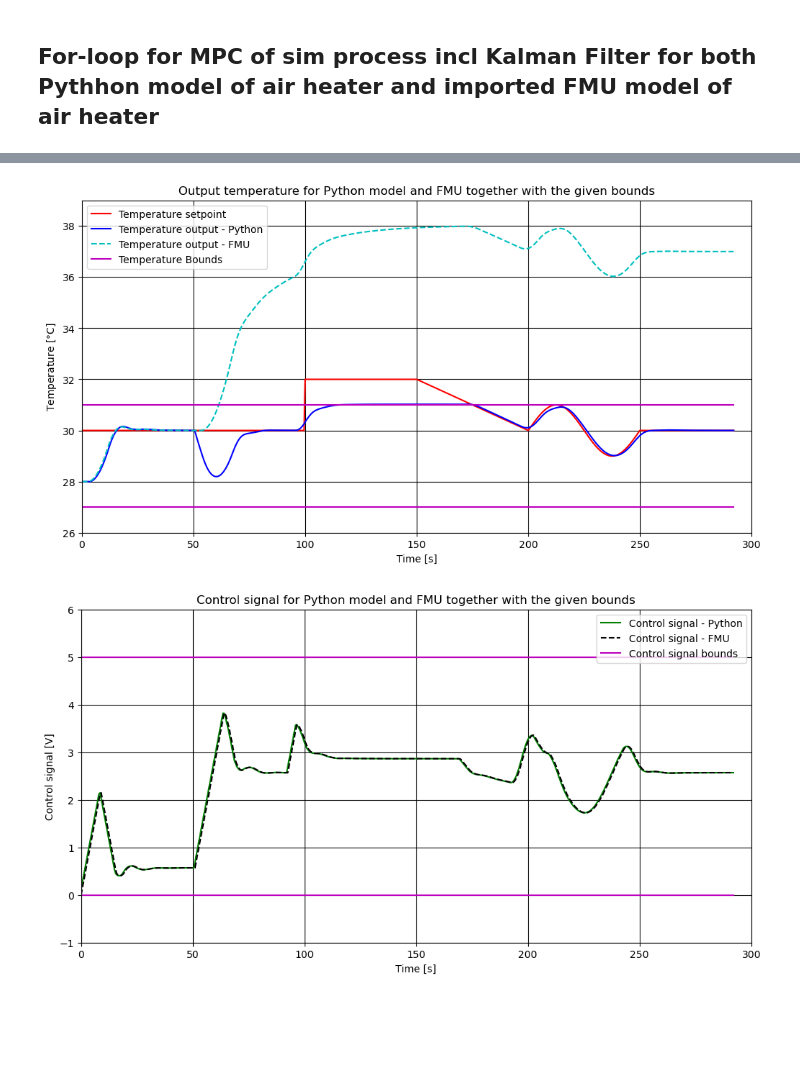
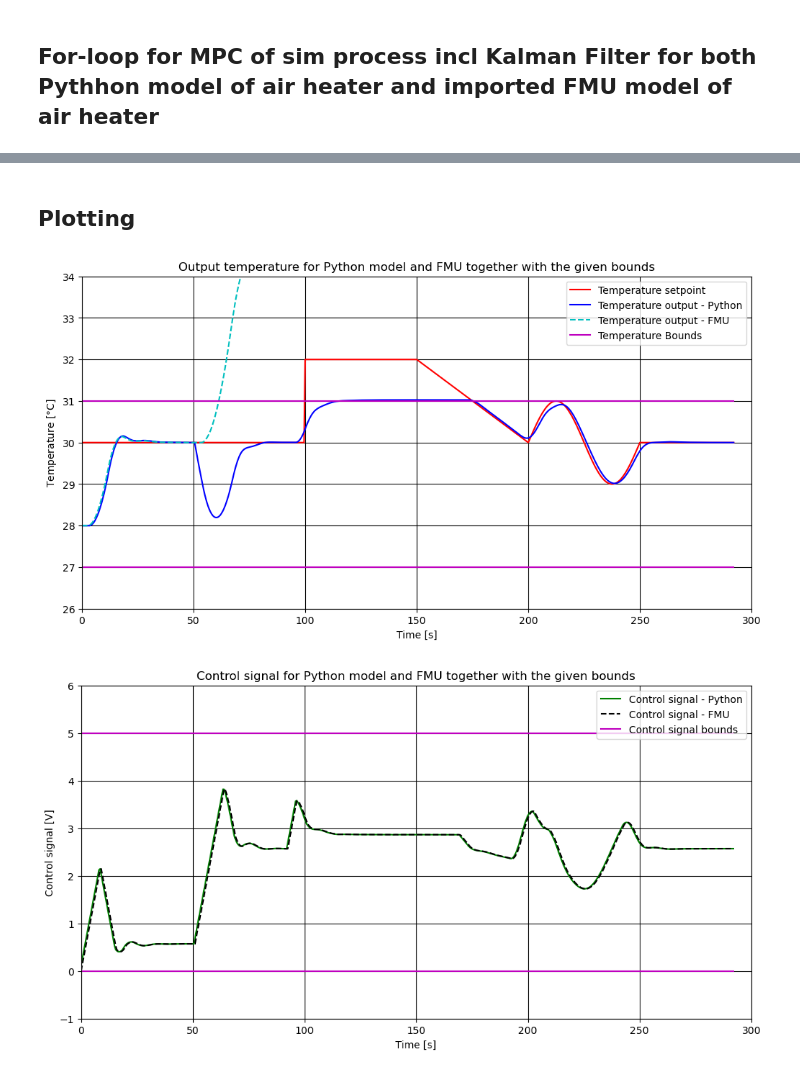
Before and after one commit to cmbNor/Advanced-Control-Implementation-with-Modelica, a Jupyter notebook: PythonSourceCode/AirHeaterFMUwithMPC/AirHeaterMPC.ipynb, the cells around one changed output, grey strips where cells are left out. Saved outputs shown, nothing was run; the diff lists cells and outputs as text; code cells hidden in the pictures; blank space fills up the shorter version.

```diff
--- a/PythonSourceCode/AirHeaterFMUwithMPC/AirHeaterMPC.ipynb
+++ b/PythonSourceCode/AirHeaterFMUwithMPC/AirHeaterMPC.ipynb
@@ -461,15 +402,14 @@ result = np.array(rows, dtype=np.dtype([('time', np.float64), ('inputs', np.floa
 # %%
-
-#tic = time.time()  # Starting timer of simulation execution
-for k in range(0, (N_sim-num_predictions)):
+for k in tqdm(range(0, (N_sim-num_predictions))):
 
     # Timestep
     t_k = t[k]
     t_plot_array[k] = t_k
-    print('t = ', t_k)
+    #print('t = ', t_k)
 
 # ----------------------- FMU MODS -----------------------
 
+    # Simulate the FMU model one step forward in time based on the general sampling time for the simulation
     fmu.doStep(currentCommunicationPoint=t_k, communicationStepSize=sampling_time)
 
     # get the values for 'inputs' and 'outputs' from the FMU
@@ -514,9 +454,6 @@ for k in range(0, (N_sim-num_predictions)):
                         *((ambient_temperature - T_est_corr_k)
                           + heat_transfer_coefficient*(u_delayed_k + d_est_corr_k)))
     dd_est_corr_dt_k = 0
-
-    # dx_est_corr_dt_k = np.matrix([dT_est_corr_dt_k,
-    #                               dd_est_corr_dt_k]).T
 
     # x_est_pred_kp1 = x_est_corr_k + sampling_time*dx_est_corr_dt_k
     T_est_pred_kp1 = T_est_corr_k + sampling_time*dT_est_corr_dt_k
@@ -629,24 +551,26 @@ t =  292.0
+# %% [markdown]
+## Plotting
 # %%
 plt.figure(figsize=(12,6))
 
 plt.grid(which='both', color='k')
-plt.ylim(26, 39)
+plt.ylim(26, 34)
 plt.xlim(t_start, t_stop)
 plt.xlabel('Time [s]')
 plt.ylabel((r'Temperature [$\degree$C]'))
 plt.plot(t_plot_array, T_sp_plot_array, 'r',
          t_plot_array, T_plot_array, 'b',
          t_plot_array, T_plot_arrayFMU, 'c--',
          t_plot_array, T_plot_array*0 + T_upperbound, 'm',
          t_plot_array, T_plot_array*0 + T_lowerbound, 'm')
 plt.legend(('Temperature setpoint', 'Temperature output - Python',
             'Temperature output - FMU', 'Temperature Bounds'),
            loc="best")
 plt.title('Output temperature for Python model and FMU together with the given bounds')
 
 plt.savefig('plots/MPCTemperatureOutputPlot.png', dpi=300, bbox_inches='tight')
 # %% [output]
-[figure, old version]
+[figure, new version]
 # %%
 plt.figure(figsize=(12,6))
 #plt.subplot(2, 2, 2)
```
Also changed, not shown: parts of 13 cells of this notebook, 1 other file.
